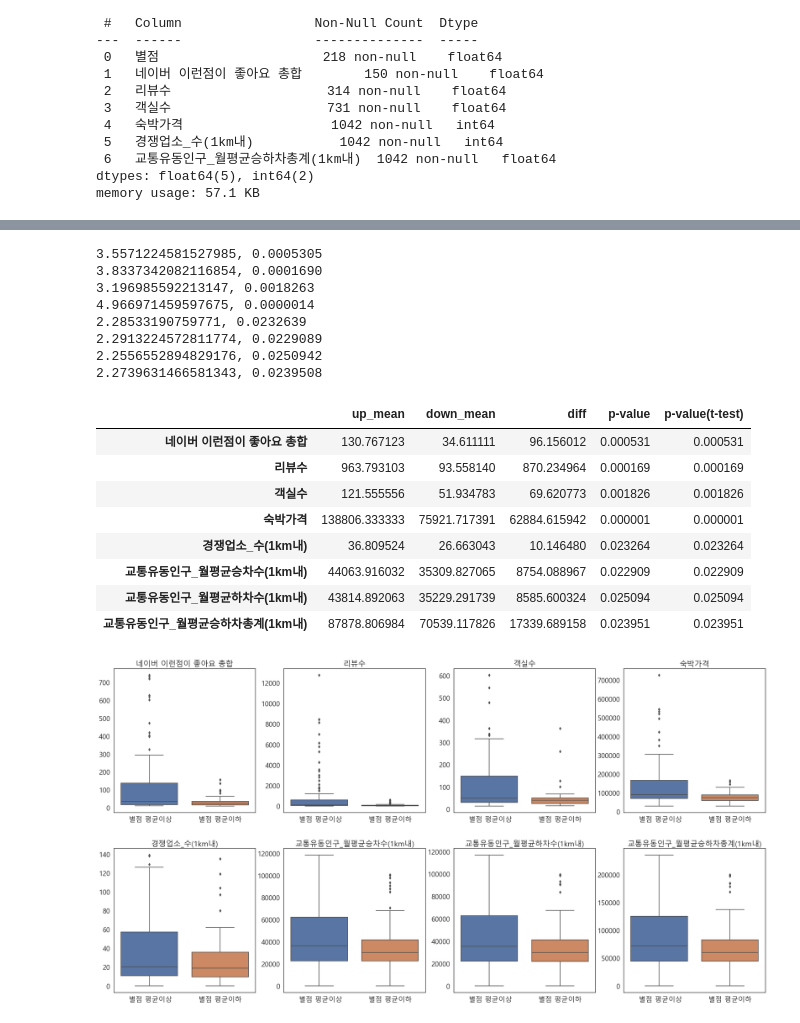
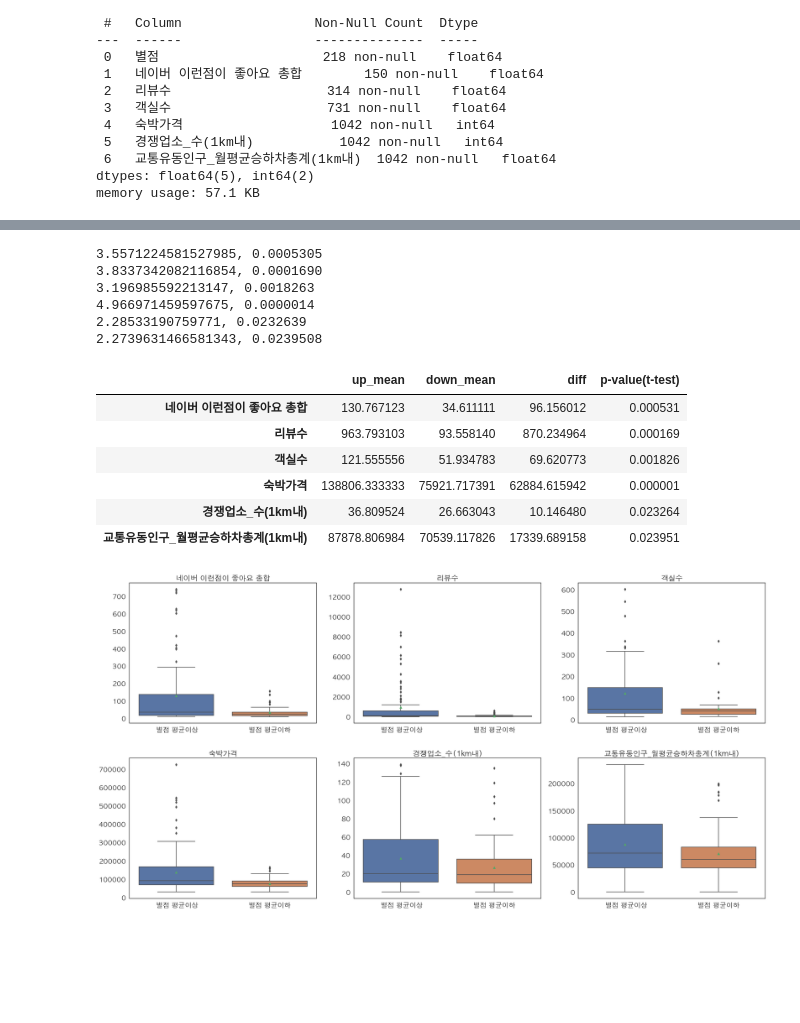
Before and after one commit to manki8908/Project_TJ_EDA_202305, a Jupyter notebook: data_anl/src/네이버 야놀자 병합 분석.ipynb, the cells around one changed output, grey strips where cells are left out. Drawn from its saved outputs; the diff is of its cells as text; code cells hidden in the pictures; blank space fills up the shorter version.

```diff
--- a/data_anl/src/네이버 야놀자 병합 분석.ipynb
+++ b/data_anl/src/네이버 야놀자 병합 분석.ipynb
@@ -117,8 +117,8 @@ for label in (ax.get_xticklabels() + ax.get_yticklabels()):
     label.set_fontsize(5)
 
 sns.set(style='white', font_scale=1.6,
-        #font="AppleGothic",
-        font='Malgun Gothic',
+        font="AppleGothic",
+        #font='Malgun Gothic',
         rc={"axes.unicode_minus":False})
 
 # 삼각형 마스크를 만든다(위 쪽 삼각형에 True, 아래 삼각형에 False)
@@ -302,8 +351,7 @@ See the caveats in the documentation: https://pandas.pydata.org/pandas-docs/stab
 # %%
 # 각 항목별 평균 별점 기준 평균 차이 구하기
 
-['네이버 이런점이 좋아요 총합','리뷰수','객실수','숙박가격','경쟁업소_수(1km내)',
- '교통유동인구_월평균승차수(1km내)','교통유동인구_월평균하차수(1km내)','교통유동인구_월평균승하차총계(1km내)']
+['네이버 이런점이 좋아요 총합','리뷰수','객실수','숙박가격','경쟁업소_수(1km내)','교통유동인구_월평균승하차총계(1km내)']
 
 sel1_cond_up_index = sel1['별점'] >= sel1['별점'].mean()
 sel2_cond_up_index = sel2['별점'] >= sel2['별점'].mean()
@@ -311,8 +359,7 @@ sel3_cond_up_index = sel3['별점'] >= sel3['별점'].mean()
 sel4_cond_up_index = sel4['별점'] >= sel4['별점'].mean()
 sel5_cond_up_index = sel5['별점'] >= sel5['별점'].mean()
 sel6_cond_up_index = sel6['별점'] >= sel6['별점'].mean()
-sel7_cond_up_index = sel7['별점'] >= sel7['별점'].mean()
-sel8_cond_up_index = sel8['별점'] >= sel8['별점'].mean()
+
 
 sel1_cond_down_index = sel1['별점'] < sel1['별점'].mean()
 sel2_cond_down_index = sel2['별점'] < sel2['별점'].mean()
@@ -320,8 +367,7 @@ sel3_cond_down_index = sel3['별점'] < sel3['별점'].mean()
 sel4_cond_down_index = sel4['별점'] < sel4['별점'].mean()
 sel5_cond_down_index = sel5['별점'] < sel5['별점'].mean()
 sel6_cond_down_index = sel6['별점'] < sel6['별점'].mean()
-sel7_cond_down_index = sel7['별점'] < sel7['별점'].mean()
-sel8_cond_down_index = sel8['별점'] < sel8['별점'].mean()
+
 
 
 sel1_cond_up = sel1['네이버 이런점이 좋아요 총합'][sel1_cond_up_index]
@@ -329,28 +375,22 @@ sel2_cond_up = sel2['리뷰수'][sel2_cond_up_index]
 sel3_cond_up = sel3['객실수'][sel3_cond_up_index]
 sel4_cond_up = sel4['숙박가격'][sel4_cond_up_index]
 sel5_cond_up = sel5['경쟁업소_수(1km내)'][sel5_cond_up_index]
-sel6_cond_up = sel6['교통유동인구_월평균승차수(1km내)'][sel6_cond_up_index]
-sel7_cond_up = sel7['교통유동인구_월평균하차수(1km내)'][sel7_cond_up_index]
-sel8_cond_up = sel8['교통유동인구_월평균승하차총계(1km내)'][sel8_cond_up_index]
+sel6_cond_up = sel6['교통유동인구_월평균승하차총계(1km내)'][sel6_cond_up_index]
 
 sel1_cond_down = sel1['네이버 이런점이 좋아요 총합'][sel1_cond_down_index]
 sel2_cond_down = sel2['리뷰수'][sel2_cond_down_index]
 sel3_cond_down = sel3['객실수'][sel3_cond_down_index]
 sel4_cond_down = sel4['숙박가격'][sel4_cond_down_index]
 sel5_cond_down = sel5['경쟁업소_수(1km내)'][sel5_cond_down_index]
-sel6_cond_down = sel6['교통유동인구_월평균승차수(1km내)'][sel6_cond_down_index]
-sel7_cond_down = sel7['교통유동인구_월평균하차수(1km내)'][sel7_cond_down_index]
-sel8_cond_down = sel8['교통유동인구_월평균승하차총계(1km내)'][sel8_cond_down_index]
+sel6_cond_down = sel6['교통유동인구_월평균승하차총계(1km내)'][sel6_cond_down_index]
 
 data_mean = [[sel1_cond_up.mean(), sel1_cond_down.mean()],
              [sel2_cond_up.mean(), sel2_cond_down.mean()],
              [sel3_cond_up.mean(), sel3_cond_down.mean()],
              [sel4_cond_up.mean(), sel4_cond_down.mean()],
              [sel5_cond_up.mean(), sel5_cond_down.mean()],
-             [sel6_cond_up.mean(), sel6_cond_down.mean()],
-             [sel7_cond_up.mean(), sel7_cond_down.mean()],
-             [sel8_cond_up.mean(), sel8_cond_down.mean()]]
+             [sel6_cond_up.mean(), sel6_cond_down.mean()]]
 
 # 평균 별점 기준 각 속성 평균 비교
-df_diff_mean = pd.DataFrame(data=data_mean, index=['네이버 이런점이 좋아요 총합','리뷰수','객실수','숙박가격','경쟁업소_수(1km내)','교통유동인구_월평균승차수(1km내)','교통유동인구_월평균하차수(1km내)','교통유동인구_월평균승하차총계(1km내)'], columns=['up_mean','down_mean'])
+df_diff_mean = pd.DataFrame(data=data_mean, index=['네이버 이런점이 좋아요 총합','리뷰수','객실수','숙박가격','경쟁업소_수(1km내)','교통유동인구_월평균승하차총계(1km내)'], columns=['up_mean','down_mean'])
 df_diff_mean['diff'] = df_diff_mean['up_mean'] - df_diff_mean['down_mean']
@@ -373,9 +403,7 @@ t_stat2, p_val2 = stats.ttest_ind(sel2['리뷰수'][sel2_cond_up_index], sel2['
 t_stat3, p_val3 = stats.ttest_ind(sel3['객실수'][sel3_cond_up_index], sel3['객실수'][sel3_cond_down_index])
 t_stat4, p_val4 = stats.ttest_ind(sel4['숙박가격'][sel4_cond_up_index], sel4['숙박가격'][sel4_cond_down_index])
 t_stat5, p_val5 = stats.ttest_ind(sel5['경쟁업소_수(1km내)'][sel5_cond_up_index], sel5['경쟁업소_수(1km내)'][sel5_cond_down_index])
-t_stat6, p_val6 = stats.ttest_ind(sel6['교통유동인구_월평균승차수(1km내)'][sel6_cond_up_index], sel6['교통유동인구_월평균승차수(1km내)'][sel6_cond_down_index])
-t_stat7, p_val7 = stats.ttest_ind(sel7['교통유동인구_월평균하차수(1km내)'][sel7_cond_up_index], sel7['교통유동인구_월평균하차수(1km내)'][sel7_cond_down_index])
-t_stat8, p_val8 = stats.ttest_ind(sel8['교통유동인구_월평균승하차총계(1km내)'][sel8_cond_up_index], sel8['교통유동인구_월평균승하차총계(1km내)'][sel8_cond_down_index])
+t_stat6, p_val6 = stats.ttest_ind(sel6['교통유동인구_월평균승하차총계(1km내)'][sel6_cond_up_index], sel6['교통유동인구_월평균승하차총계(1km내)'][sel6_cond_down_index])
 
 print(f'{t_stat1}, {p_val1:.7f}')
 print(f'{t_stat2}, {p_val2:.7f}')
@@ -383,11 +411,11 @@ print(f'{t_stat3}, {p_val3:.7f}')
 print(f'{t_stat4}, {p_val4:.7f}')
 print(f'{t_stat5}, {p_val5:.7f}')
 print(f'{t_stat6}, {p_val6:.7f}')
-print(f'{t_stat7}, {p_val7:.7f}')
-print(f'{t_stat8}, {p_val8:.7f}')
+#print(f'{t_stat7}, {p_val7:.7f}')
+#print(f'{t_stat8}, {p_val8:.7f}')
 
 #df_diff_mean['t-stat'] = [t_stat1, t_stat2, t_stat3, p_val4, p_val5, p_val6, p_val7, p_val8]
-df_diff_mean['p-value(t-test)'] = [p_val1, p_val2, p_val3, p_val4, p_val5, p_val6, p_val7, p_val8]
+df_diff_mean['p-value(t-test)'] = [p_val1, p_val2, p_val3, p_val4, p_val5, p_val6]
 df_diff_mean
 # %% [output]
 3.5571224581527985, 0.0005305
@@ -395,47 +423,43 @@ df_diff_mean
 3.196985592213147, 0.0018263
 4.966971459597675, 0.0000014
 2.28533190759771, 0.0232639
-2.2913224572811774, 0.0229089
-2.2556552894829176, 0.0250942
 2.2739631466581343, 0.0239508
-|  | up_mean | down_mean | diff | p-value | p-value(t-test) |
-| 네이버 이런점이 좋아요 총합 | 130.767123 | 34.611111 | 96.156012 | 0.000531 | 0.000531 |
-| 리뷰수 | 963.793103 | 93.558140 | 870.234964 | 0.000169 | 0.000169 |
-| 객실수 | 121.555556 | 51.934783 | 69.620773 | 0.001826 | 0.001826 |
-| 숙박가격 | 138806.333333 | 75921.717391 | 62884.615942 | 0.000001 | 0.000001 |
-| 경쟁업소_수(1km내) | 36.809524 | 26.663043 | 10.146480 | 0.023264 | 0.023264 |
-| 교통유동인구_월평균승차수(1km내) | 44063.916032 | 35309.827065 | 8754.088967 | 0.022909 | 0.022909 |
-| 교통유동인구_월평균하차수(1km내) | 43814.892063 | 35229.291739 | 8585.600324 | 0.025094 | 0.025094 |
-| 교통유동인구_월평균승하차총계(1km내) | 87878.806984 | 70539.117826 | 17339.689158 | 0.023951 | 0.023951 |
+|  | up_mean | down_mean | diff | p-value(t-test) |
+| 네이버 이런점이 좋아요 총합 | 130.767123 | 34.611111 | 96.156012 | 0.000531 |
+| 리뷰수 | 963.793103 | 93.558140 | 870.234964 | 0.000169 |
+| 객실수 | 121.555556 | 51.934783 | 69.620773 | 0.001826 |
+| 숙박가격 | 138806.333333 | 75921.717391 | 62884.615942 | 0.000001 |
+| 경쟁업소_수(1km내) | 36.809524 | 26.663043 | 10.146480 | 0.023264 |
+| 교통유동인구_월평균승하차총계(1km내) | 87878.806984 | 70539.117826 | 17339.689158 | 0.023951 |
 # %%
 # # 평균별점 기준 box plot
-fig, ax = plt.subplots(nrows=2, ncols=4, figsize=(30, 15))
+fig, ax = plt.subplots(nrows=2, ncols=3, figsize=(30, 15))
 
-list_up = [[sel1_cond_up, sel2_cond_up, sel3_cond_up, sel4_cond_up],
-           [sel5_cond_up, sel6_cond_up, sel7_cond_up, sel8_cond_up]]
-list_down = [[sel1_cond_down, sel2_cond_down, sel3_cond_down, sel4_cond_down],
-             [sel5_cond_down, sel6_cond_down, sel7_cond_down, sel8_cond_down]]
-list_name = [['네이버 이런점이 좋아요 총합', '리뷰수', '객실수', '숙박가격'],
-             ['경쟁업소_수(1km내)', '교통유동인구_월평균승차수(1km내)', '교통유동인구_월평균하차수(1km내)', '교통유동인구_월평균승하차총계(1km내)' ]]
+list_up = [[sel1_cond_up, sel2_cond_up, sel3_cond_up],
+           [sel4_cond_up, sel5_cond_up, sel6_cond_up]]
+list_down = [[sel1_cond_down, sel2_cond_down, sel3_cond_down],
+             [sel4_cond_down, sel5_cond_down, sel6_cond_down]]
+list_name = [['네이버 이런점이 좋아요 총합', '리뷰수', '객실수'],
+             ['숙박가격','경쟁업소_수(1km내)', '교통유동인구_월평균승하차총계(1km내)' ]]
 
 # rectangular box plot
 for i in range(ax.shape[0]):
     for j in range(ax.shape[1]):
         #print(i,j)
 
         a = list_up[i][j].reset_index(drop=False).rename(columns={list_name[i][j]:' 별점 평균이상'})
         b = list_down[i][j].reset_index(drop=False).rename(columns={list_name[i][j]:'별점 평균이하'})
 
         plot_data = pd.concat( [a,b], axis=1)
         plot_data.drop('index', axis=1, inplace=True)
         #print(plot_data)
 
-        sns.boxplot(plot_data, ax=ax[i,j])
+        sns.boxplot(plot_data, ax=ax[i,j], showmeans=True )
         ax[i,j].set_title(list_name[i][j])
 
 fig.subplots_adjust(hspace=0.25)
 # %% [output]
-[figure, old version]
+[figure, new version]
 # %%
 import statsmodels.api as sm
 
```
Also changed, not shown: parts of 7 cells of this notebook, 1 other file.
